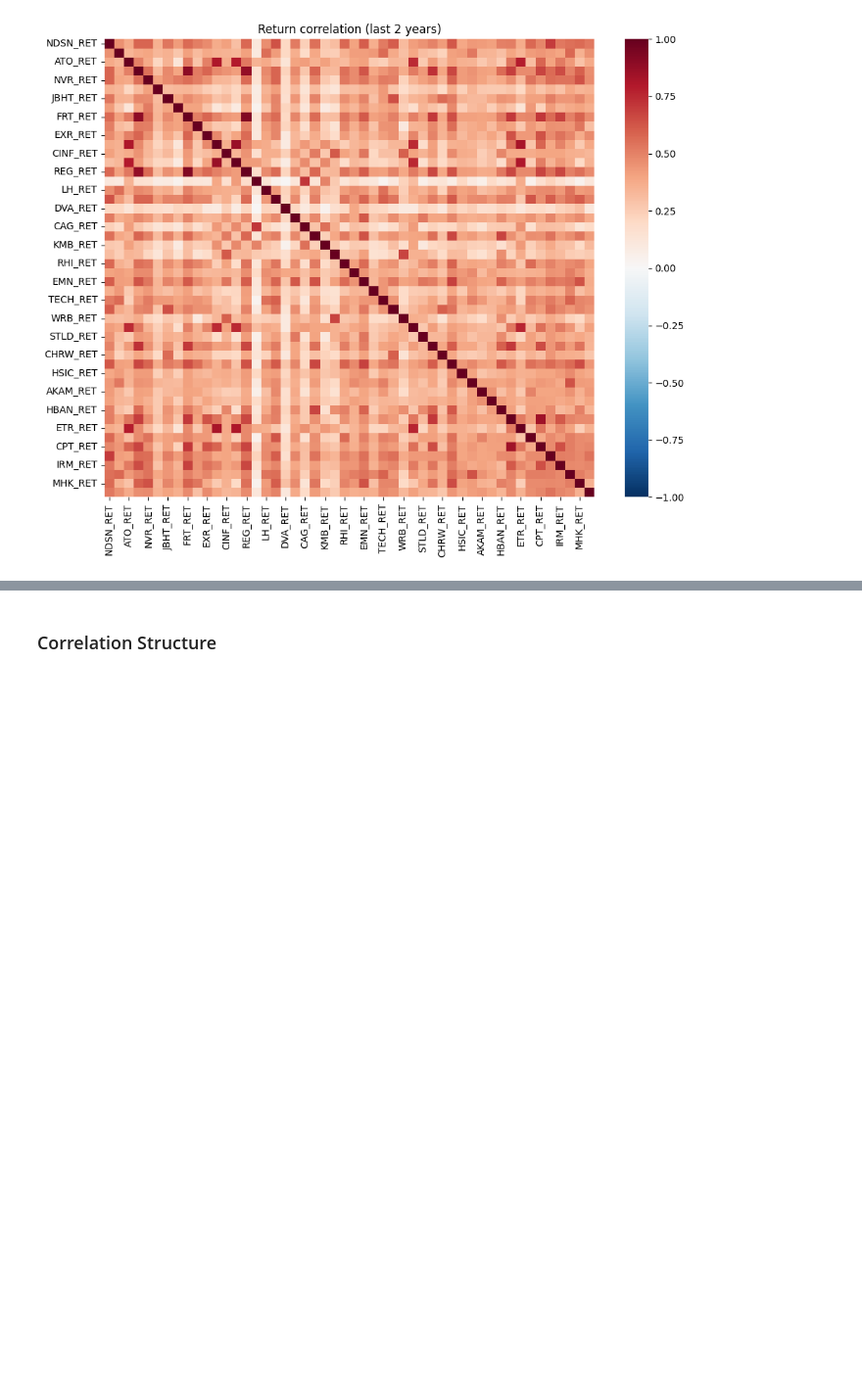
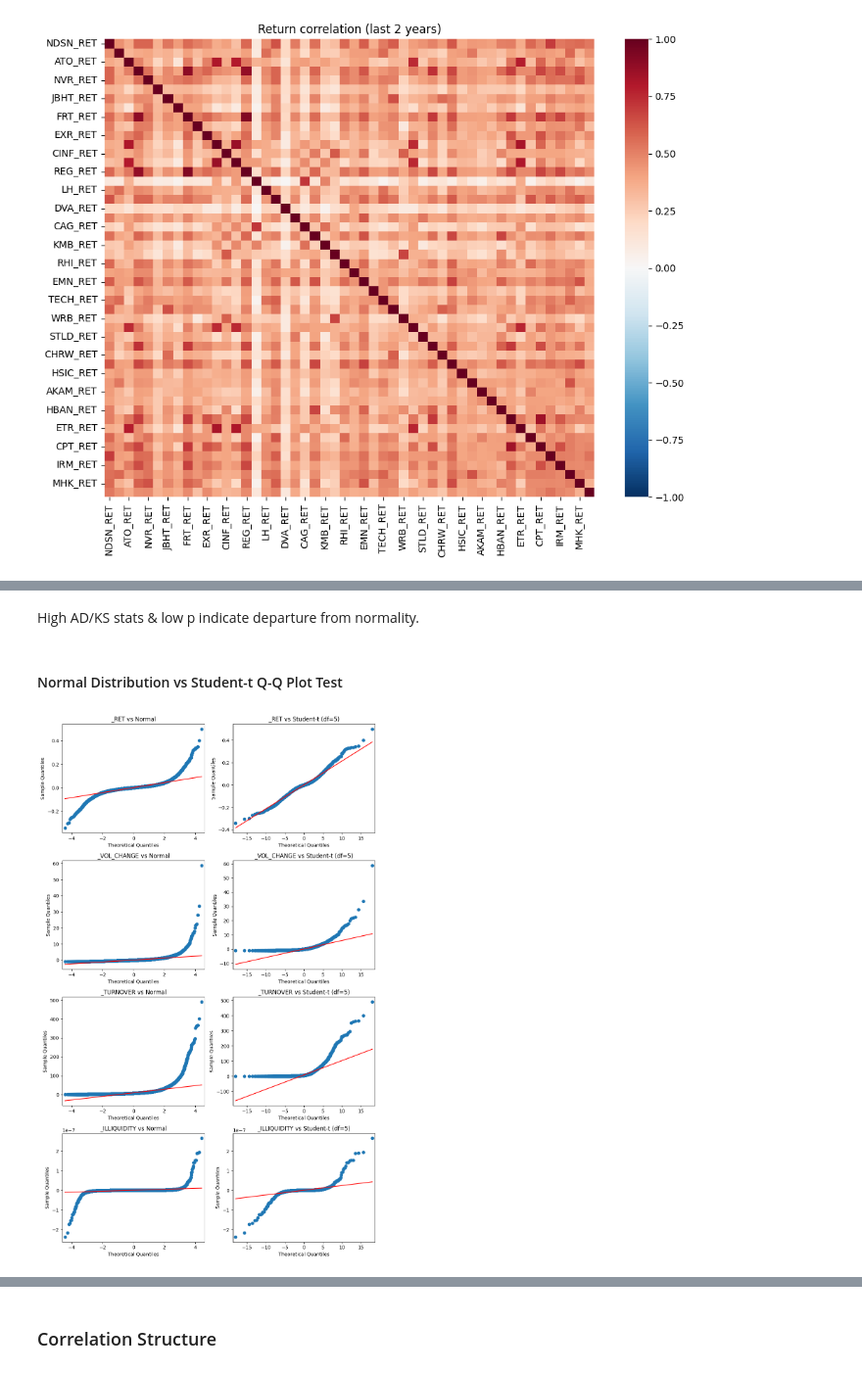
Before and after one commit to travisdesell/exact, a Jupyter notebook: financial_loss_functions/exploration.ipynb, the cells around one changed output, grey strips where cells are left out. Shown at 98% size. Cells and saved outputs as stored; diff of their text form; code cells hidden in the pictures; blank space fills up the shorter version.

```diff
--- a/financial_loss_functions/exploration.ipynb
+++ b/financial_loss_functions/exploration.ipynb
@@ -302,0 +326,8 @@ crsp_predictors[ret_cols].stack().hist(bins=100)
+# %%
+results = []
+for suf in features:
+    arr = pooled[suf]
+    ad = stats.anderson(arr, dist='norm')  # returns statistic and critical values
+    ks = stats.kstest((arr - arr.mean())/arr.std(), 'norm')
+    results.append((suf, ad.statistic, ks.statistic, ks.pvalue))
+pd.DataFrame(results, columns=['feature','AD_stat','KS_stat','KS_p']).set_index('feature')
@@ -302,0 +341,24 @@ crsp_predictors[ret_cols].stack().hist(bins=100)
+# %% [markdown]
+High AD/KS stats & low p indicate departure from normality.
+# %% [markdown]
+#### Normal Distribution vs Student-t Q-Q Plot Test
+# %%
+df_t = 5  # degrees of freedom for Student-t
+
+fig, axes = plt.subplots(len(features), 2, figsize=(10,4*len(features)))
+
+for i, suf in enumerate(features):
+    data = pooled[suf]
+
+    # Q-Q vs Normal
+    sm.qqplot(data, dist=stats.norm, line="s", ax=axes[i,0])
+    axes[i,0].set_title(f"{suf} vs Normal")
+
+    # Q-Q vs Student-t  (note: pass distribution object, not a string)
+    sm.qqplot(data, dist=t, distargs=(df_t,), line="s", ax=axes[i,1])
+    axes[i,1].set_title(f"{suf} vs Student-t (df={df_t})")
+
+plt.tight_layout()
+plt.show()
+# %% [output]
+[figure, added]
```
Also changed, not shown: parts of 21 cells of this notebook.
